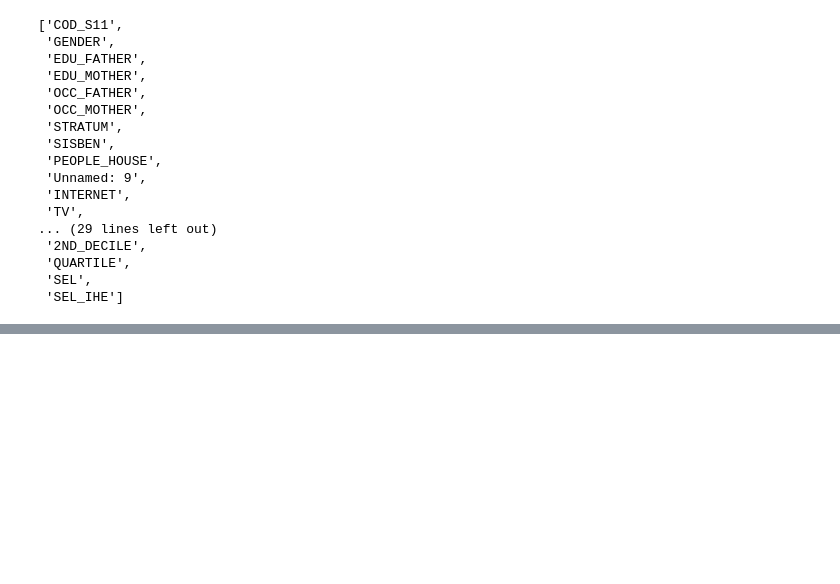
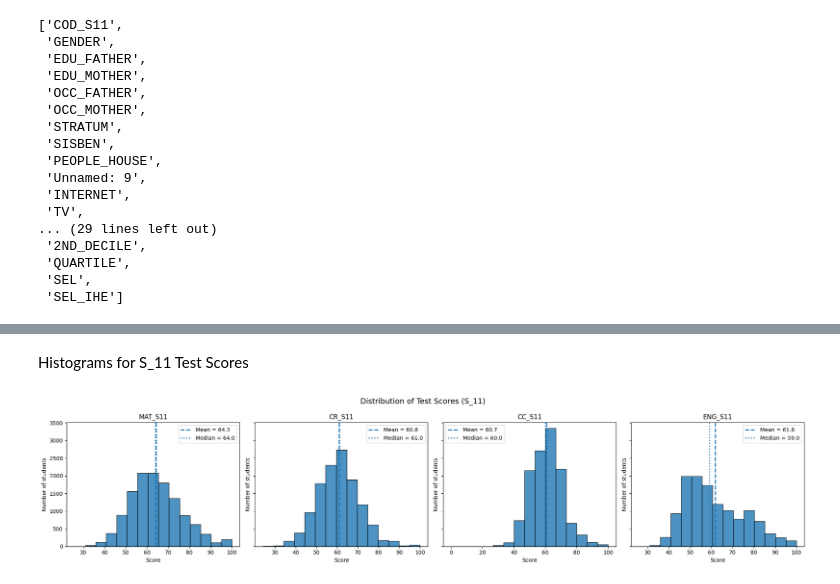
Before and after one commit to sytluc0803/MSSP607, a Jupyter notebook: Assignments/Assignment_01.ipynb, the cells around one changed output, grey strips where cells are left out. Cells and saved outputs as stored; diff of their text form; code cells hidden in the pictures; blank space fills up the shorter version.

```diff
--- a/Assignments/Assignment_01.ipynb
+++ b/Assignments/Assignment_01.ipynb
@@ -70,0 +81,5 @@ df.columns.tolist()
+# %%
+Test_S_11 = ['MAT_S11','CR_S11','CC_S11','ENG_S11']
+
+Base_summary = df[Test_S_11].describe().T
+Base_summary
@@ -70,0 +92,29 @@ df.columns.tolist()
+# %% [markdown]
+Histograms for S_11 Test Scores
+# %%
+fig, axes = plt.subplots(1, 4, figsize=(20, 4.5), sharey=True)
+for ax, col in zip(axes, Test_S_11):
+    ax.hist(df[col], bins=15, edgecolor="black", alpha=0.8)
+    ax.axvline(
+        df[col].mean(),
+        linestyle="--",
+        linewidth=2,
+        label=f"Mean = {df[col].mean():.1f}"
+    )
+    ax.axvline(
+        df[col].median(),
+        linestyle=":",
+        linewidth=2,
+        label=f"Median = {df[col].median():.1f}"
+    )
+    ax.set_title(col)
+    ax.set_xlabel("Score")
+    ax.set_ylabel("Number of students")
+    ax.legend()
+
+fig.suptitle("Distribution of Test Scores (S_11)", fontsize=14)
+
+plt.tight_layout()
+plt.show()
+# %% [output]
+[figure, added]
```
Also changed, not shown: parts of 59 cells of this notebook.
